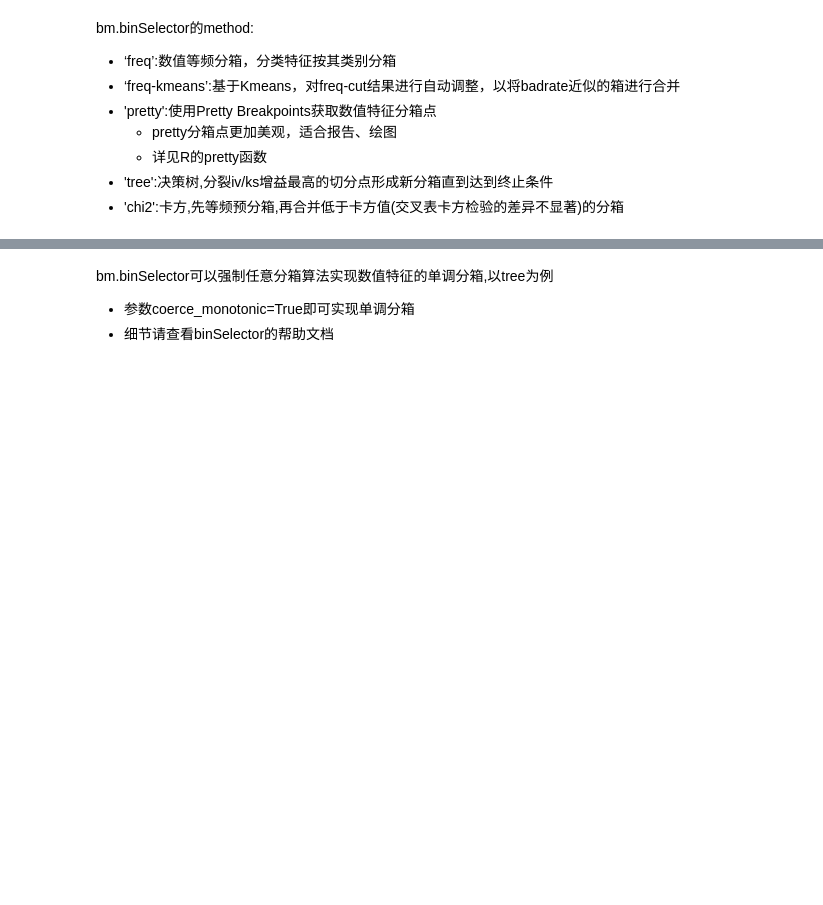
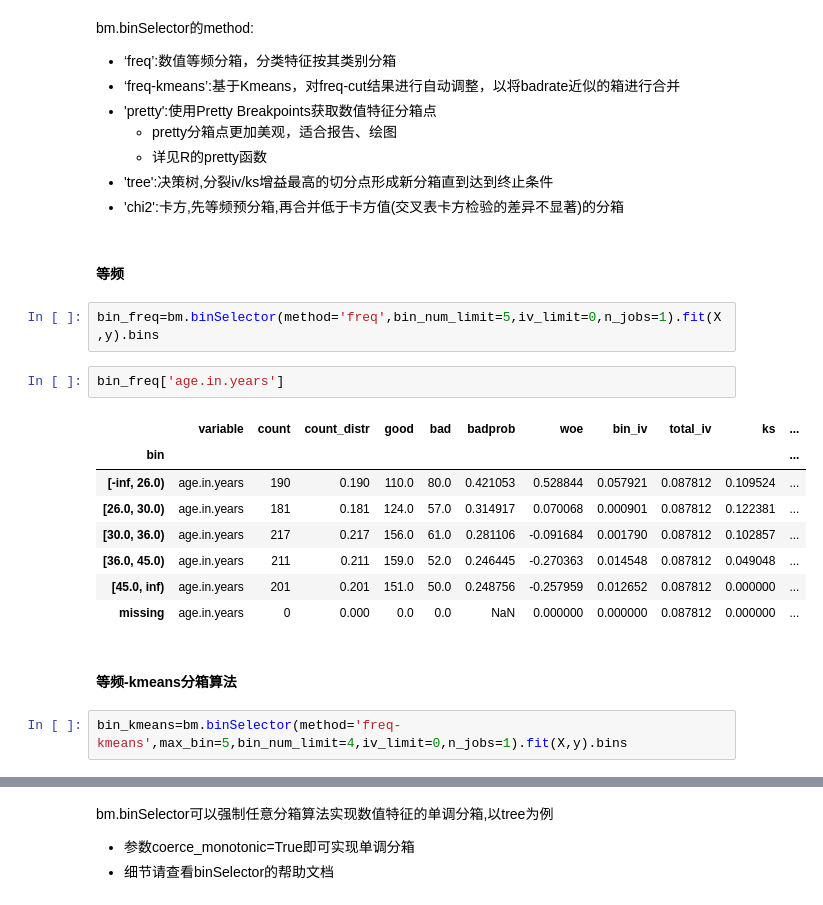
Before and after one commit to zk403/mlearn, a Jupyter notebook: demo/1.分箱对比scorecardpy.ipynb, the cells around one changed output, grey strips where cells are left out. Cells and saved outputs as stored; diff of their text form; blank space fills up the shorter version.

```diff
--- a/demo/1.分箱对比scorecardpy.ipynb
+++ b/demo/1.分箱对比scorecardpy.ipynb
@@ -166,3 +172,22 @@ bm.binSelector的method:
     + 详见R的pretty函数
 + 'tree':决策树,分裂iv/ks增益最高的切分点形成新分箱直到达到终止条件
 + 'chi2':卡方,先等频预分箱,再合并低于卡方值(交叉表卡方检验的差异不显著)的分箱
+# %% [markdown]
+#### 等频
+# %%
+bin_freq=bm.binSelector(method='freq',bin_num_limit=5,iv_limit=0,n_jobs=1).fit(X,y).bins
+# %%
+bin_freq['age.in.years']
+# %% [output]
+|  | variable | count | count_distr | good | bad | badprob | woe | bin_iv | total_iv | ks | ... |
+| bin |  |  |  |  |  |  |  |  |  |  | ... |
+| [-inf, 26.0) | age.in.years | 190 | 0.190 | 110.0 | 80.0 | 0.421053 | 0.528844 | 0.057921 | 0.087812 | 0.109524 | ... |
+| [26.0, 30.0) | age.in.years | 181 | 0.181 | 124.0 | 57.0 | 0.314917 | 0.070068 | 0.000901 | 0.087812 | 0.122381 | ... |
+| [30.0, 36.0) | age.in.years | 217 | 0.217 | 156.0 | 61.0 | 0.281106 | -0.091684 | 0.001790 | 0.087812 | 0.102857 | ... |
+| [36.0, 45.0) | age.in.years | 211 | 0.211 | 159.0 | 52.0 | 0.246445 | -0.270363 | 0.014548 | 0.087812 | 0.049048 | ... |
+| [45.0, inf) | age.in.years | 201 | 0.201 | 151.0 | 50.0 | 0.248756 | -0.257959 | 0.012652 | 0.087812 | 0.000000 | ... |
+| missing | age.in.years | 0 | 0.000 | 0.0 | 0.0 | NaN | 0.000000 | 0.000000 | 0.087812 | 0.000000 | ... |
+# %% [markdown]
+#### 等频-kmeans分箱算法
+# %%
+bin_kmeans=bm.binSelector(method='freq-kmeans',max_bin=5,bin_num_limit=4,iv_limit=0,n_jobs=1).fit(X,y).bins
```
Also changed, not shown: parts of 30 cells of this notebook, 3 other files.
